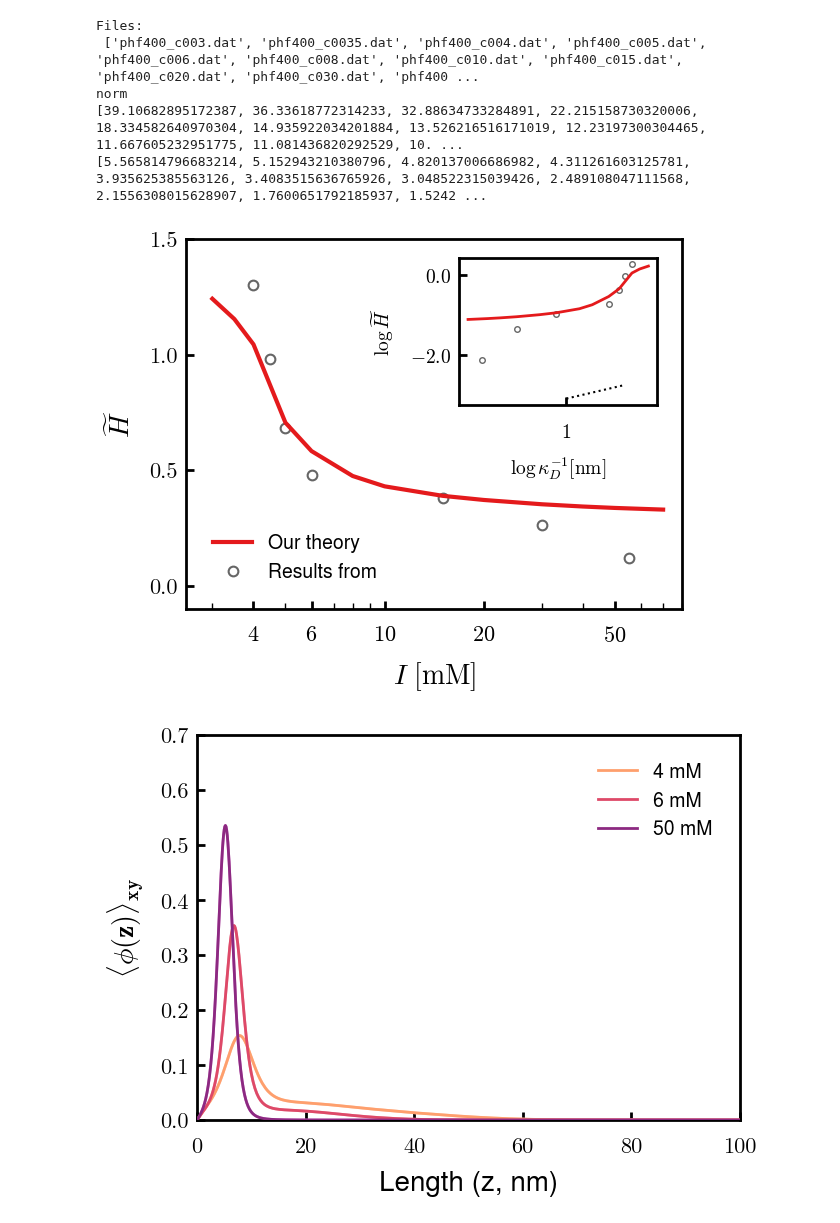
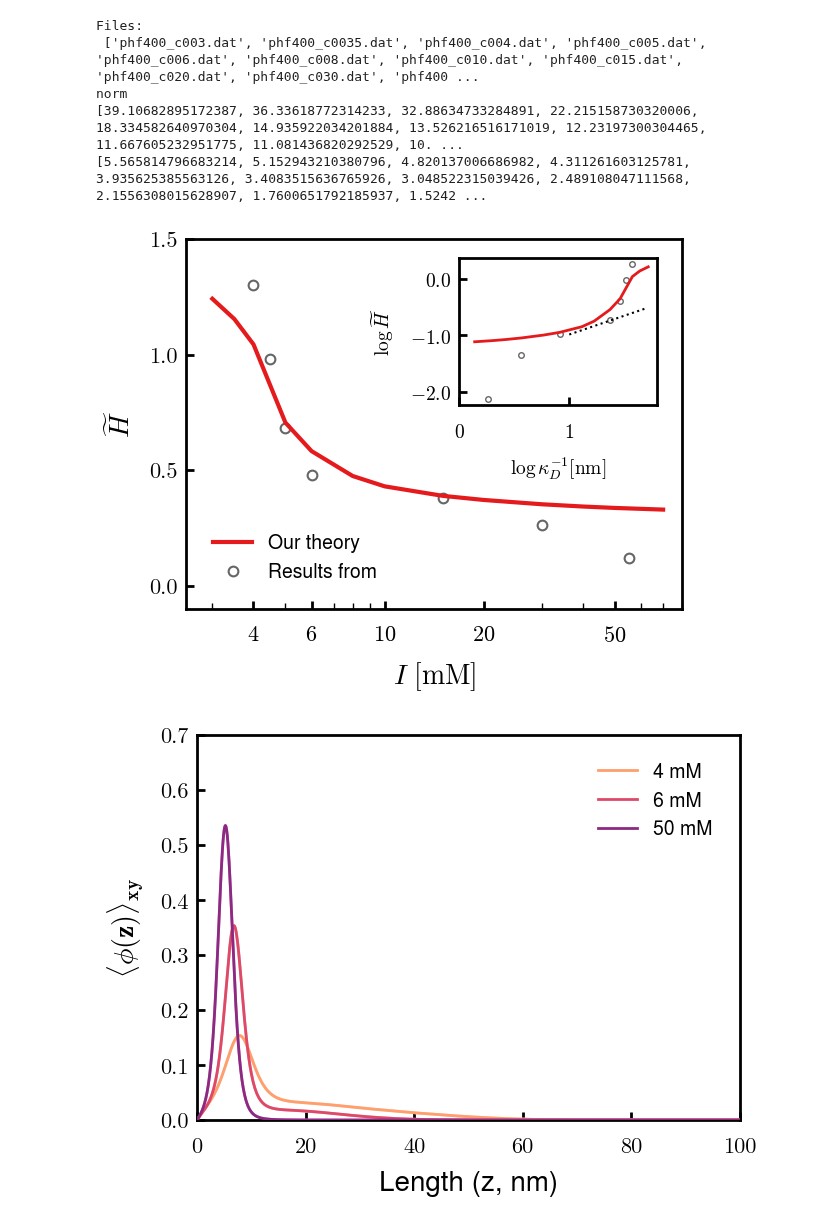
Before and after one commit to tyokokur/utilities, a Jupyter notebook: python/nfh_vis.ipynb, the cells around one changed output. Cells and saved outputs as stored; diff of their text form; code cells hidden in the pictures.

```diff
--- a/python/nfh_vis.ipynb
+++ b/python/nfh_vis.ipynb
@@ -98,12 +98,12 @@ axins.plot(xlog, ylog, 'o', c=tjy.lighten_color('k', 0.60), mew=1.0, ms=4, marke
 # ax.set_ylim(0.1, 1.5)
 # ax.set_yticks([0.1, 0.2, 0.5, 1.0, 1.5])
 
-ag_x = np.array([1.0, 1.5])
-ag_y = 2/3 * ag_x - 3.75 # Zhulina 1995 Alexander-de Gennes 2/3 scaling
+ag_x = np.array([1.0, 1.7])
+ag_y = 2/3 * ag_x - 1.65 # Zhulina 1995 Alexander-de Gennes 2/3 scaling
 axins.plot(ag_x, ag_y, 'k:', lw=1.5)
 # axins.text(4.65, -1.35, r'$2/3$')
-axins.set_xticks([1])
-# axins.set_xlim(3.5, 5.5)
+axins.set_xticks([0, 1])
+axins.set_xlim(0, 1.8)
 # axins.set_yticks([-1, 0, 1])
 # axins.set_ylim(-1.5, 1.00)
 
@@ -111,34 +111,34 @@ axins.set_ylabel(r'$\log\widetilde{H}$', fontsize=14)
 axins.set_xlabel(r'$\log\mathbf{\kappa}_D^{-1} [\mathrm{nm}]$', fontsize=14)
 ax.legend(loc=3)
 
 ax.set_xscale('log')
 ax.set_xlim(2.5, 80)
 ax.set_xticks([4, 6, 10, 20, 50])
 
 ax.set_ylim(-0.1, 1.5)
 ax.set_yticks([0.0, 0.5, 1.0, 1.5])
 ax.set_ylabel(r'$\widetilde{H}$')
 ax.set_xlabel(r'$I\ [\mathrm{mM}]$')
 
 class xScalarFormatterClass(ticker.ScalarFormatter):
     def _set_format(self):
         self.format = "$%d$" # New precision
 class yScalarFormatterClass(ticker.ScalarFormatter):
     def _set_format(self):
         self.format = "$%.1f$" # New precision
 axins.xaxis.set_major_formatter(xScalarFormatterClass(useMathText=True))
 ax.xaxis.set_major_formatter(xScalarFormatterClass(useMathText=True))
 axins.yaxis.set_major_formatter(yScalarFormatterClass(useMathText=True))
 axins.xaxis.set_tick_params(labelsize=14)
 axins.yaxis.set_tick_params(labelsize=14)
 
 # plt.gcf().text(0.000, 0.82, '(a)', fontsize=24)
 tjy.ticks()
 
 # plt.savefig('./imgs/hprof.eps')
 plt.show()
 # %% [output]
-[figure, old version]
+[figure, new version]
 # %%
 # labs = ['003', '0035', '004', '005', '006', '008', '010', '020', '050']
 labs = ['004', '006', '050']
```
